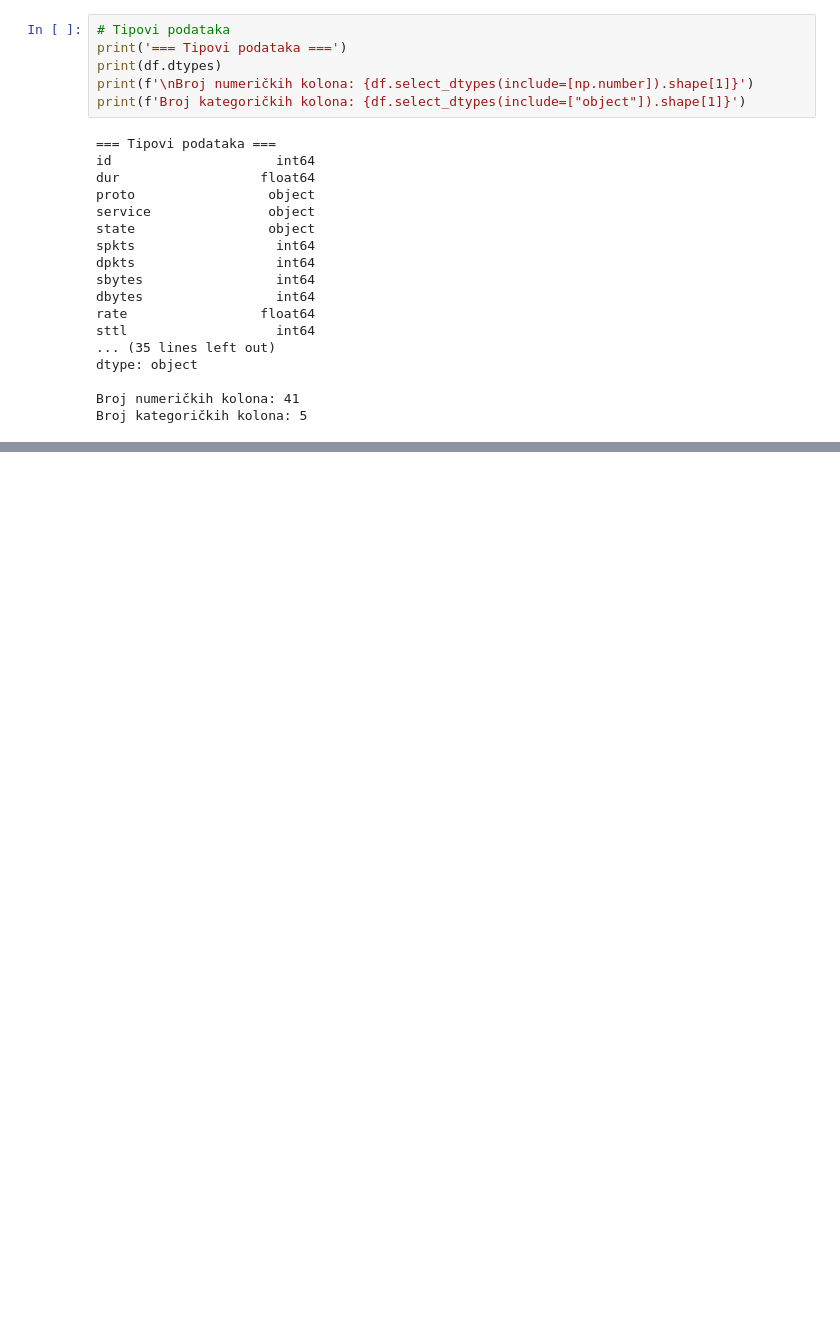
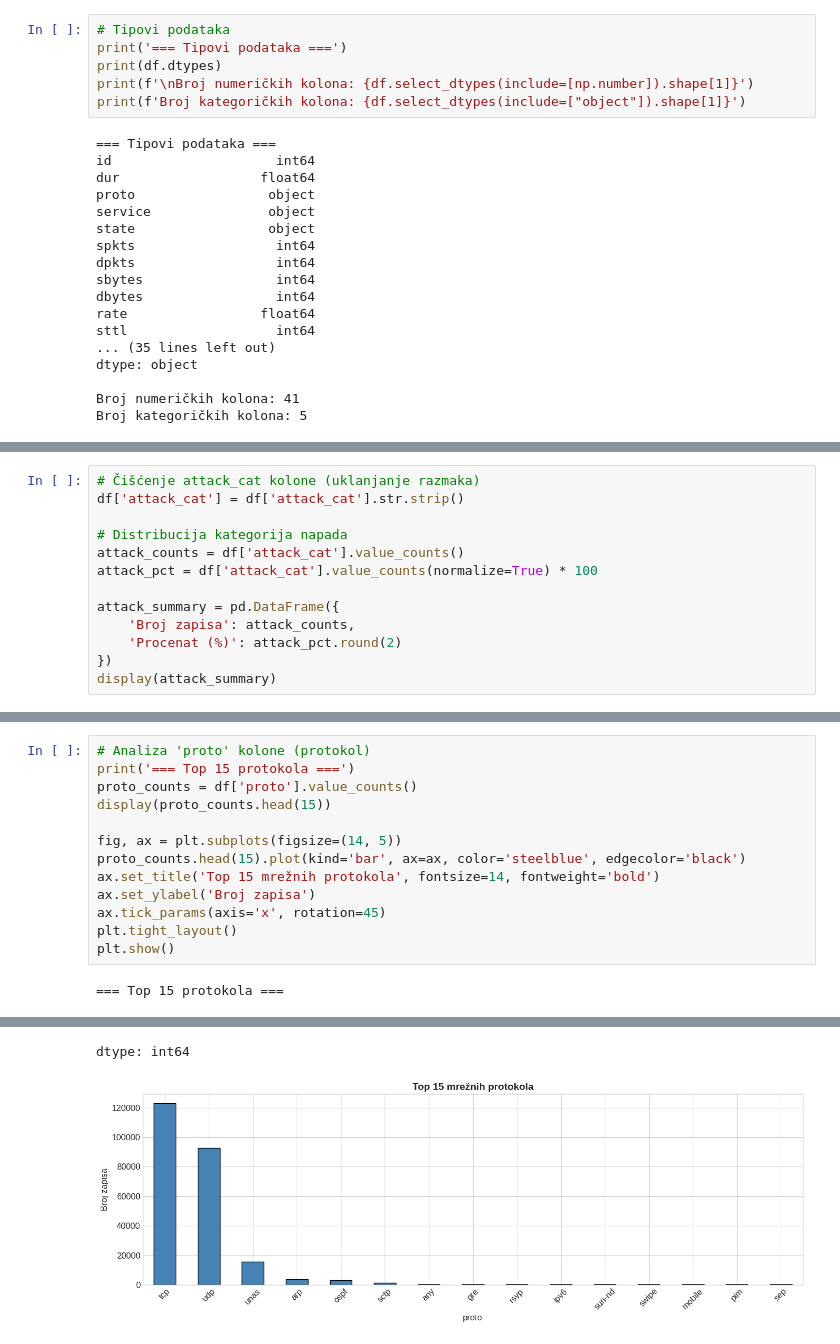
Before and after one commit to fadzankerim/Network-Intrusion-Detection-System, a Jupyter notebook: EDA.ipynb, the cells around one changed output, grey strips where cells are left out. Cells and saved outputs as stored; diff of their text form; blank space fills up the shorter version.

```diff
--- a/EDA.ipynb
+++ b/EDA.ipynb
@@ -345,0 +389,13 @@ plt.show()
+# %%
+# Čišćenje attack_cat kolone (uklanjanje razmaka)
+df['attack_cat'] = df['attack_cat'].str.strip()
+
+# Distribucija kategorija napada
+attack_counts = df['attack_cat'].value_counts()
+attack_pct = df['attack_cat'].value_counts(normalize=True) * 100
+
+attack_summary = pd.DataFrame({
+    'Broj zapisa': attack_counts,
+    'Procenat (%)': attack_pct.round(2)
+})
+display(attack_summary)
@@ -345,0 +600,15 @@ plt.show()
+# %%
+# Analiza 'proto' kolone (protokol)
+print('=== Top 15 protokola ===')
+proto_counts = df['proto'].value_counts()
+display(proto_counts.head(15))
+
+fig, ax = plt.subplots(figsize=(14, 5))
+proto_counts.head(15).plot(kind='bar', ax=ax, color='steelblue', edgecolor='black')
+ax.set_title('Top 15 mrežnih protokola', fontsize=14, fontweight='bold')
+ax.set_ylabel('Broj zapisa')
+ax.tick_params(axis='x', rotation=45)
+plt.tight_layout()
+plt.show()
+# %% [output]
+=== Top 15 protokola ===
@@ -345,0 +632,2 @@ plt.show()
+dtype: int64
+[figure, added]
```
Also changed, not shown: parts of 32 cells of this notebook.
